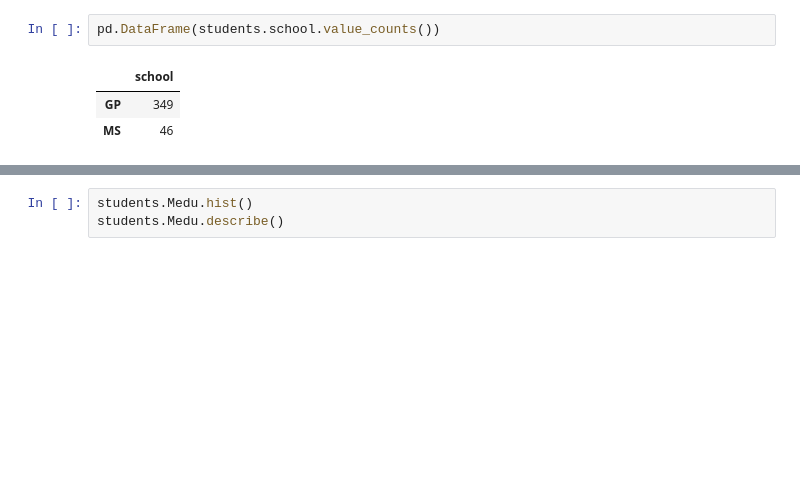
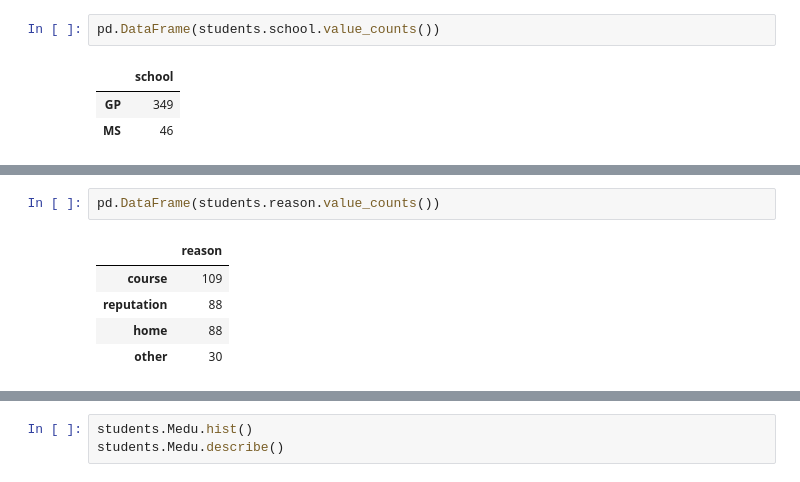
Before and after one commit to v-grodzditskaya/skillfactory_rds, a Jupyter notebook: module_2/EDA.ipynb, the cells around one changed output, grey strips where cells are left out. Drawn from its saved outputs; the diff is of its cells as text; blank space fills up the shorter version.

```diff
--- a/module_2/EDA.ipynb
+++ b/module_2/EDA.ipynb
@@ -55,0 +96,8 @@ pd.DataFrame(students.school.value_counts())
+# %%
+pd.DataFrame(students.reason.value_counts())
+# %% [output]
+|  | reason |
+| course | 109 |
+| reputation | 88 |
+| home | 88 |
+| other | 30 |
```
Also changed, not shown: parts of 24 cells of this notebook, 1 other file.
